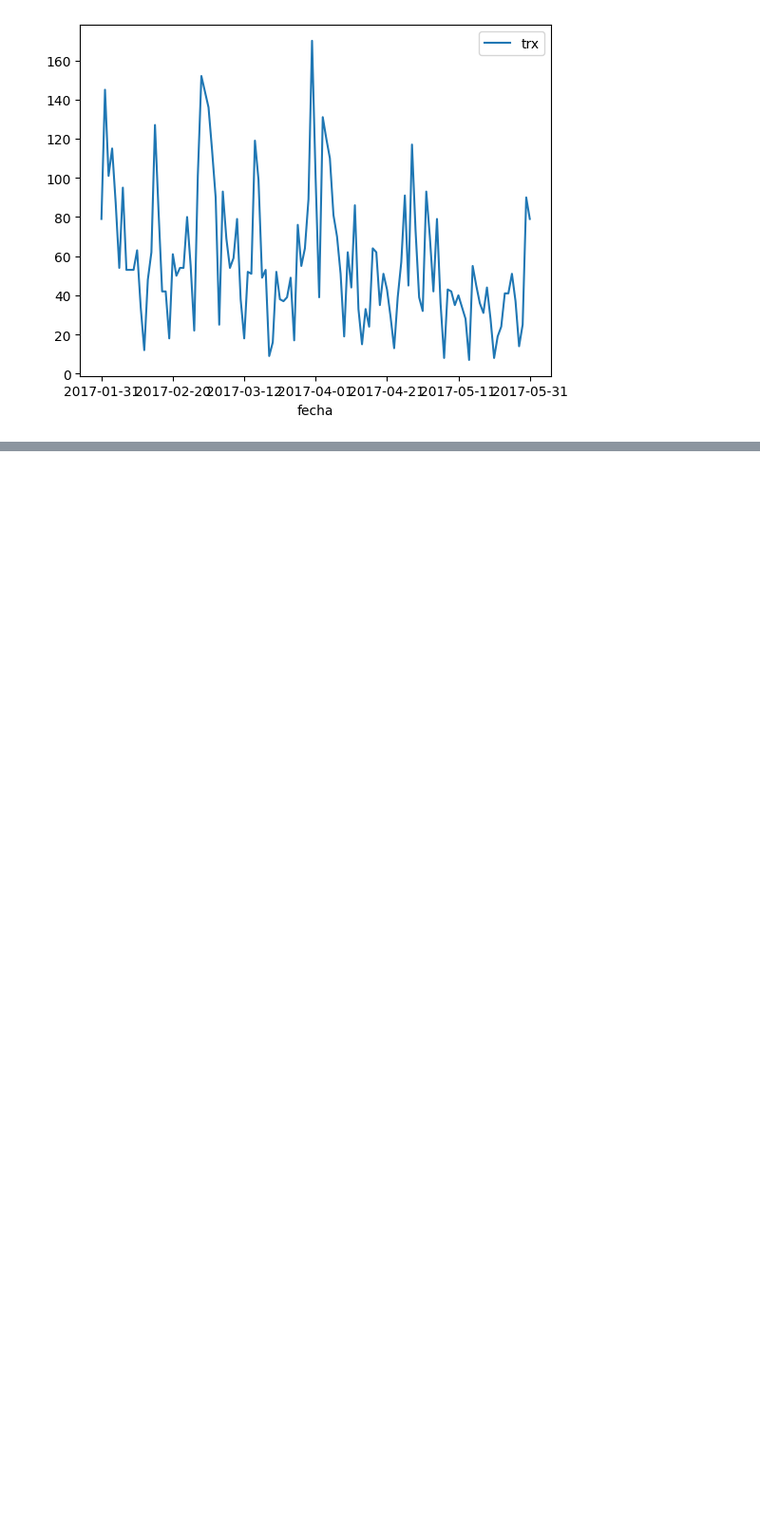
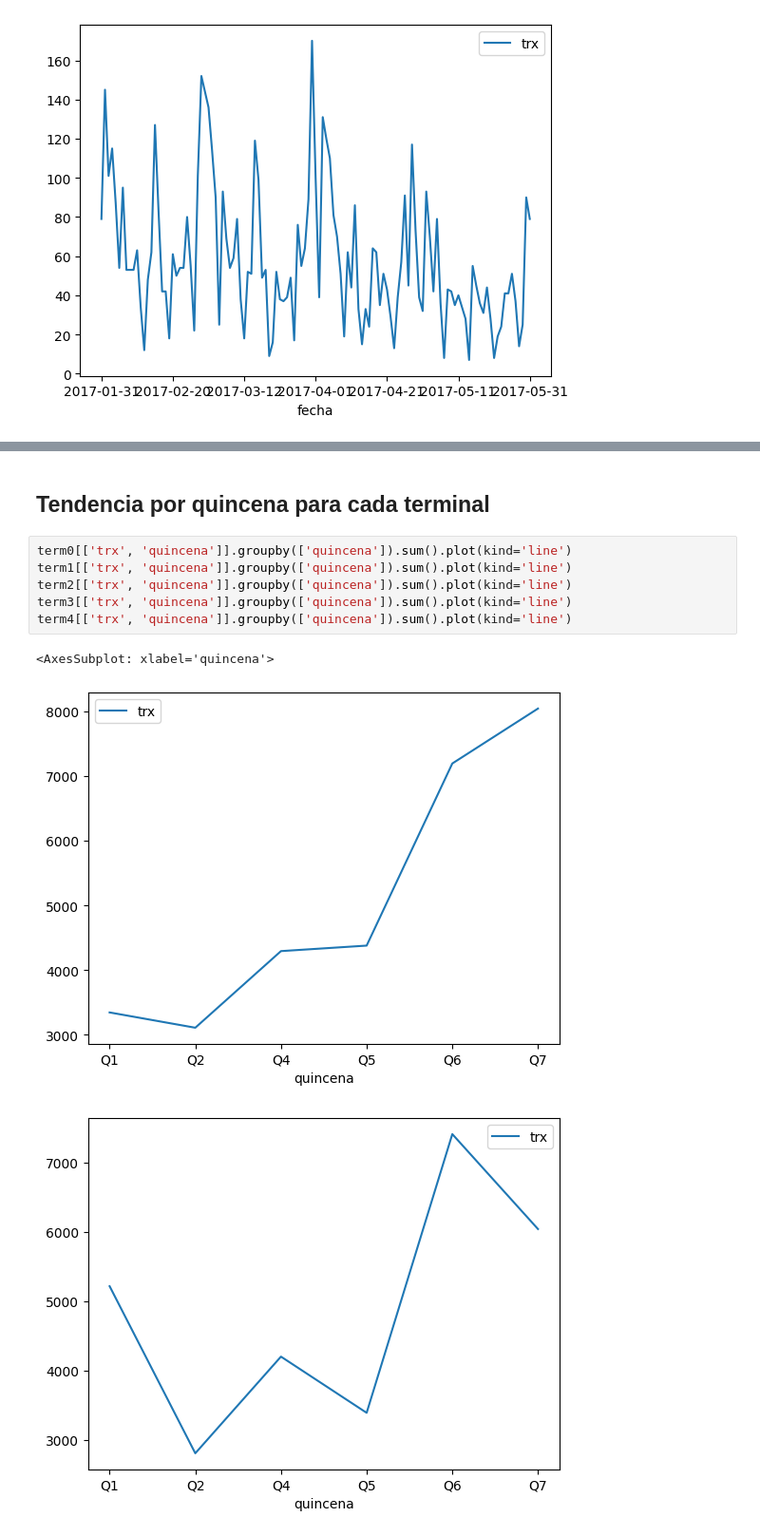
Before and after one commit to barrios420/Prueba-Avista, a Jupyter notebook: Solucion Prueba.ipynb, the cells around one changed output, grey strips where cells are left out. Shown at 95% size. Saved outputs shown, nothing was run; the diff lists cells and outputs as text; blank space fills up the shorter version.

```diff
--- a/Solucion Prueba.ipynb
+++ b/Solucion Prueba.ipynb
@@ -254,0 +288,12 @@ term4[['trx', 'fecha']].groupby(['fecha']).sum().plot(kind='line')
+# %% [markdown]
+## Tendencia por quincena para cada terminal
+# %%
+term0[['trx', 'quincena']].groupby(['quincena']).sum().plot(kind='line')
+term1[['trx', 'quincena']].groupby(['quincena']).sum().plot(kind='line')
+term2[['trx', 'quincena']].groupby(['quincena']).sum().plot(kind='line')
+term3[['trx', 'quincena']].groupby(['quincena']).sum().plot(kind='line')
+term4[['trx', 'quincena']].groupby(['quincena']).sum().plot(kind='line')
+# %% [output]
+<AxesSubplot: xlabel='quincena'>
+[figure, added]
+[figure, added]
```
Also changed, not shown: parts of 23 cells of this notebook.
